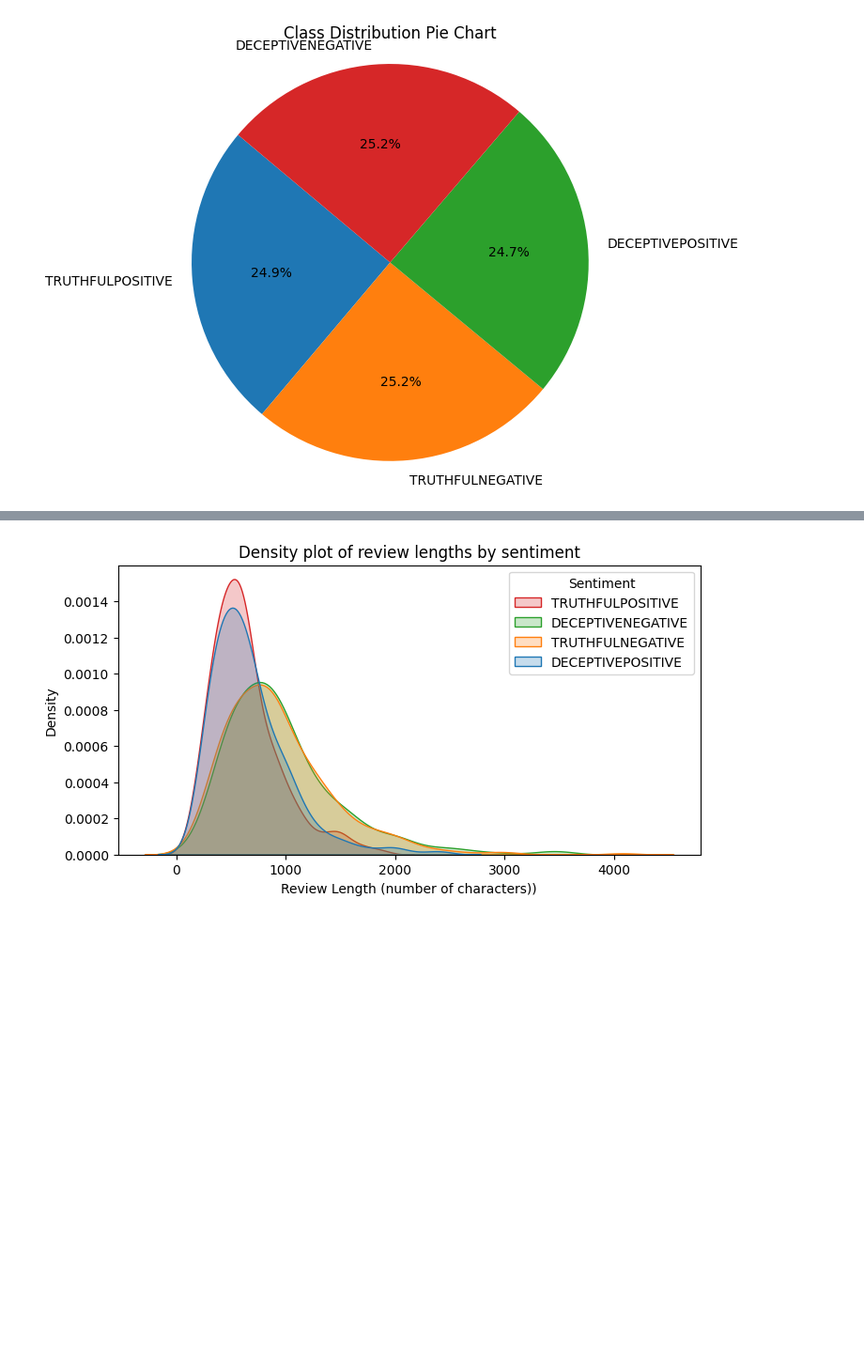
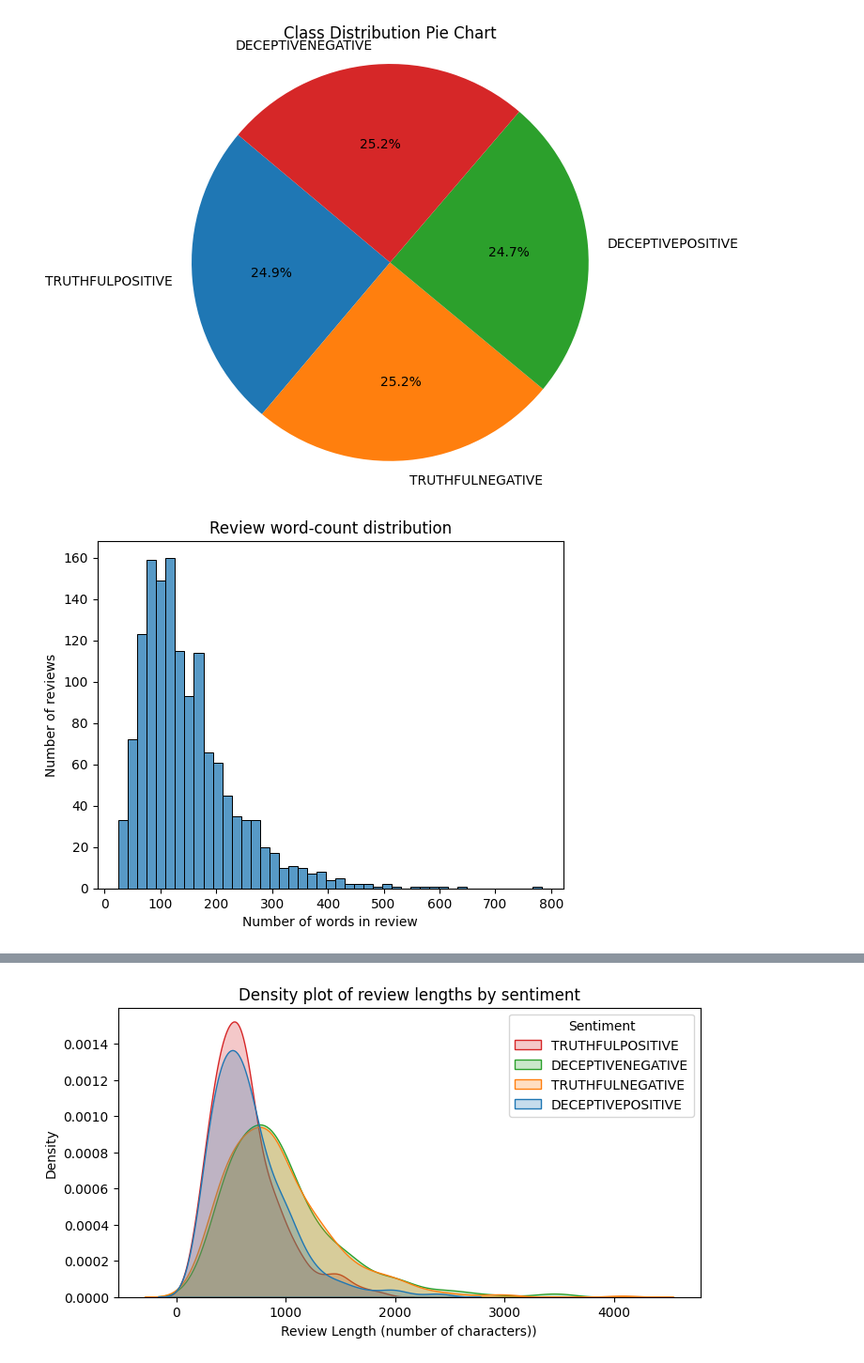
Before and after one commit to JJestel/NL, a Jupyter notebook: MP2/project.ipynb, the cells around one changed output, grey strips where cells are left out. Shown at 94% size. Saved outputs shown, nothing was run; the diff lists cells and outputs as text; code cells hidden in the pictures; blank space fills up the shorter version.

```diff
--- a/MP2/project.ipynb
+++ b/MP2/project.ipynb
@@ -196,4 +256,12 @@ plt.axis('equal')
 plt.show()
 # %% [output]
 [figure]
+# %%
+g = sns.histplot(data['review'].apply(lambda x: len(x.split())))
+g.set(xlabel='Number of words in review',
+      ylabel='Number of reviews',
+      title='Review word-count distribution')
+plt.show()
+# %% [output]
+[figure, added]
 # %%
```
Also changed, not shown: parts of 85 cells of this notebook.
